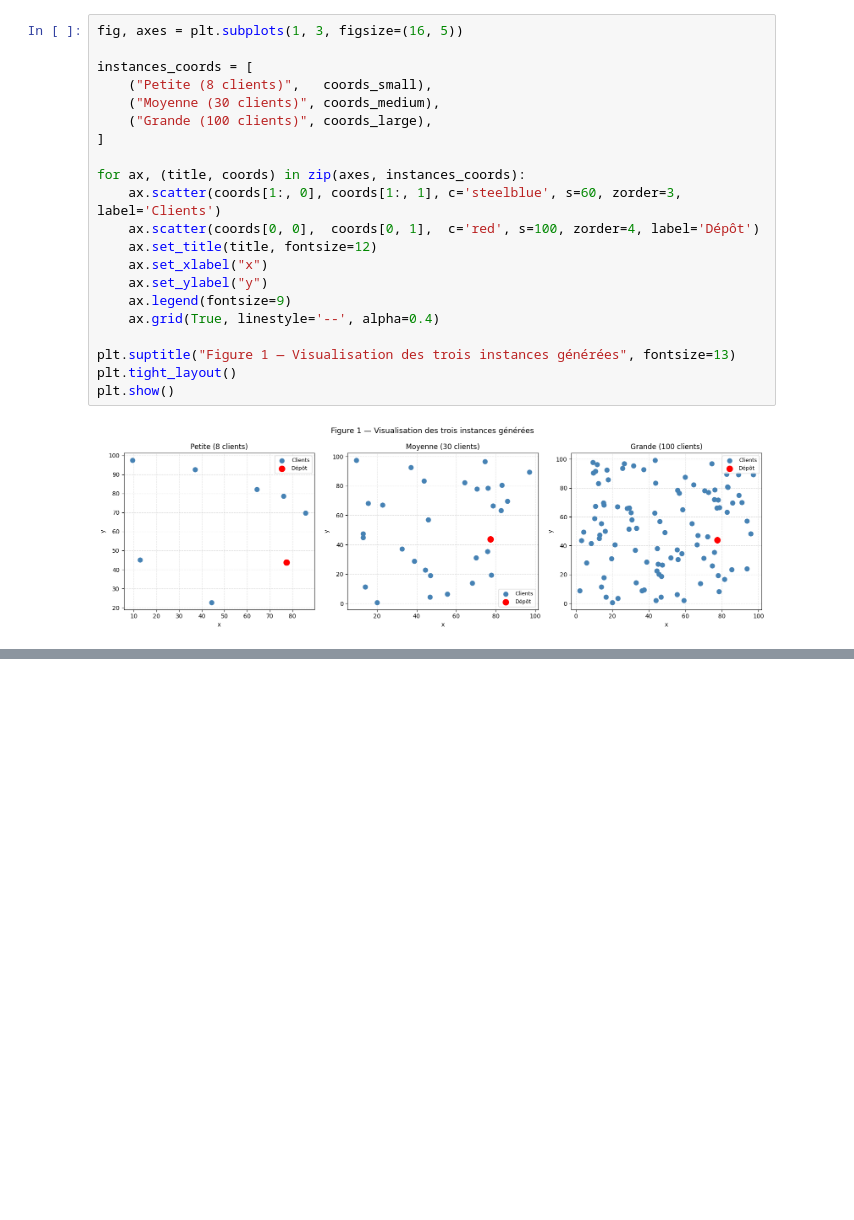
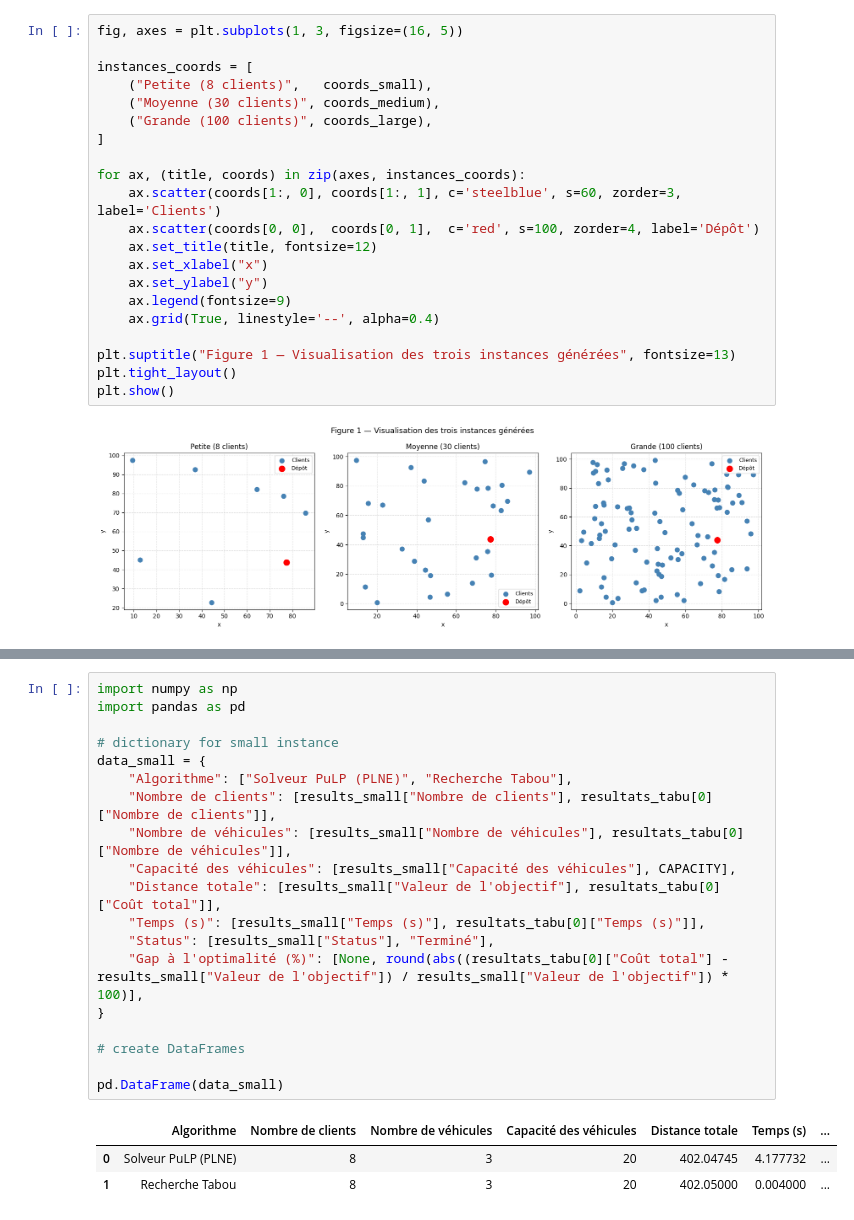
Before and after one commit to LonelyBadeline/CesiCDP, a Jupyter notebook: CesiCDP.ipynb, the cells around one changed output, grey strips where cells are left out. Drawn from its saved outputs; the diff is of its cells as text; blank space fills up the shorter version.

```diff
--- a/CesiCDP.ipynb
+++ b/CesiCDP.ipynb
@@ -1455,0 +1488,23 @@ plt.show()
+# %%
+import numpy as np
+import pandas as pd
+
+# dictionary for small instance
+data_small = {
+    "Algorithme": ["Solveur PuLP (PLNE)", "Recherche Tabou"],
+    "Nombre de clients": [results_small["Nombre de clients"], resultats_tabu[0]["Nombre de clients"]],
+    "Nombre de véhicules": [results_small["Nombre de véhicules"], resultats_tabu[0]["Nombre de véhicules"]],
+    "Capacité des véhicules": [results_small["Capacité des véhicules"], CAPACITY],
+    "Distance totale": [results_small["Valeur de l'objectif"], resultats_tabu[0]["Coût total"]],
+    "Temps (s)": [results_small["Temps (s)"], resultats_tabu[0]["Temps (s)"]],
+    "Status": [results_small["Status"], "Terminé"],
+    "Gap à l'optimalité (%)": [None, round(abs((resultats_tabu[0]["Coût total"] - results_small["Valeur de l'objectif"]) / results_small["Valeur de l'objectif"]) * 100)],
+}
+
+# create DataFrames
+
+pd.DataFrame(data_small)
+# %% [output]
+|  | Algorithme | Nombre de clients | Nombre de véhicules | Capacité des véhicules | Distance totale | Temps (s) | ... |
+| 0 | Solveur PuLP (PLNE) | 8 | 3 | 20 | 402.04745 | 4.177732 | ... |
+| 1 | Recherche Tabou | 8 | 3 | 20 | 402.05000 | 0.004000 | ... |
```
Also changed, not shown: parts of 9 cells of this notebook, 1 other file.
